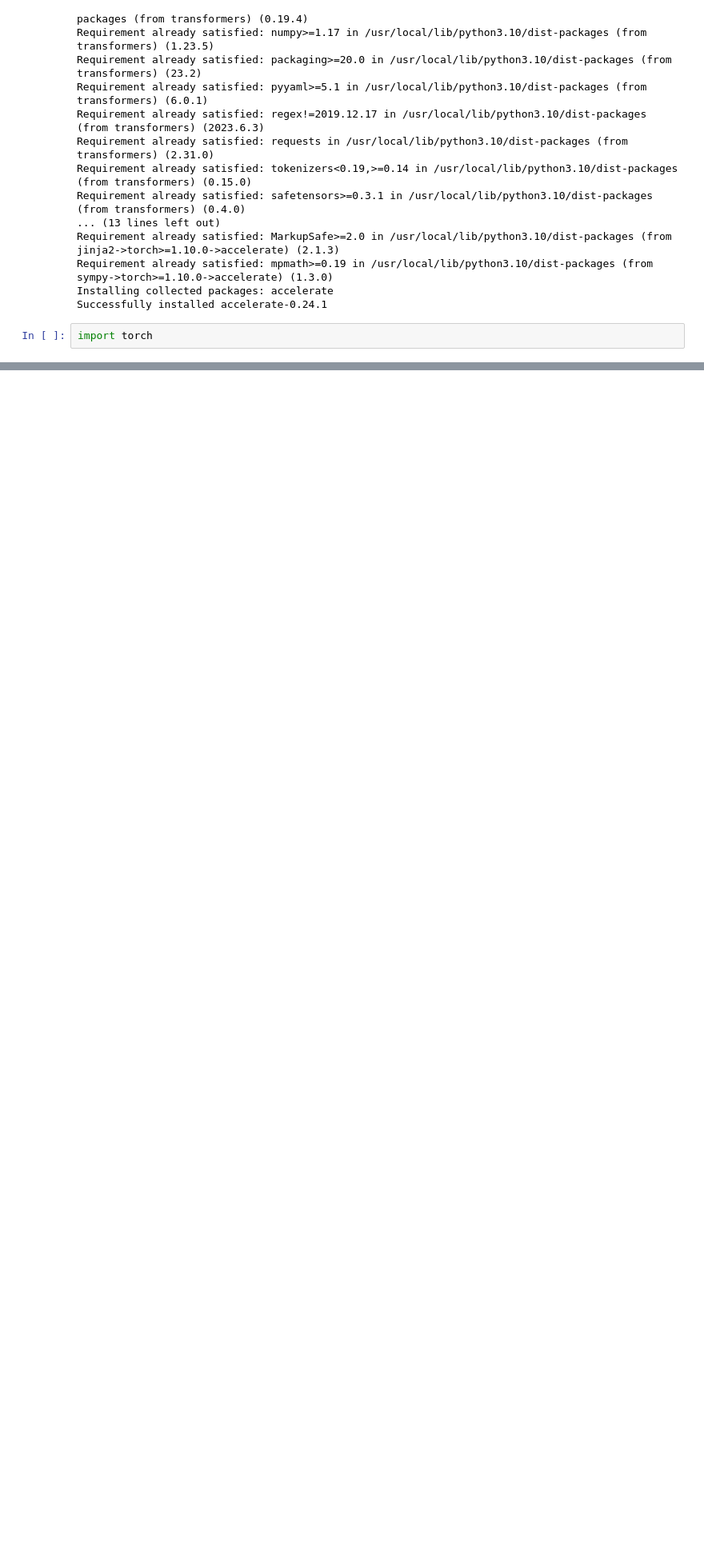
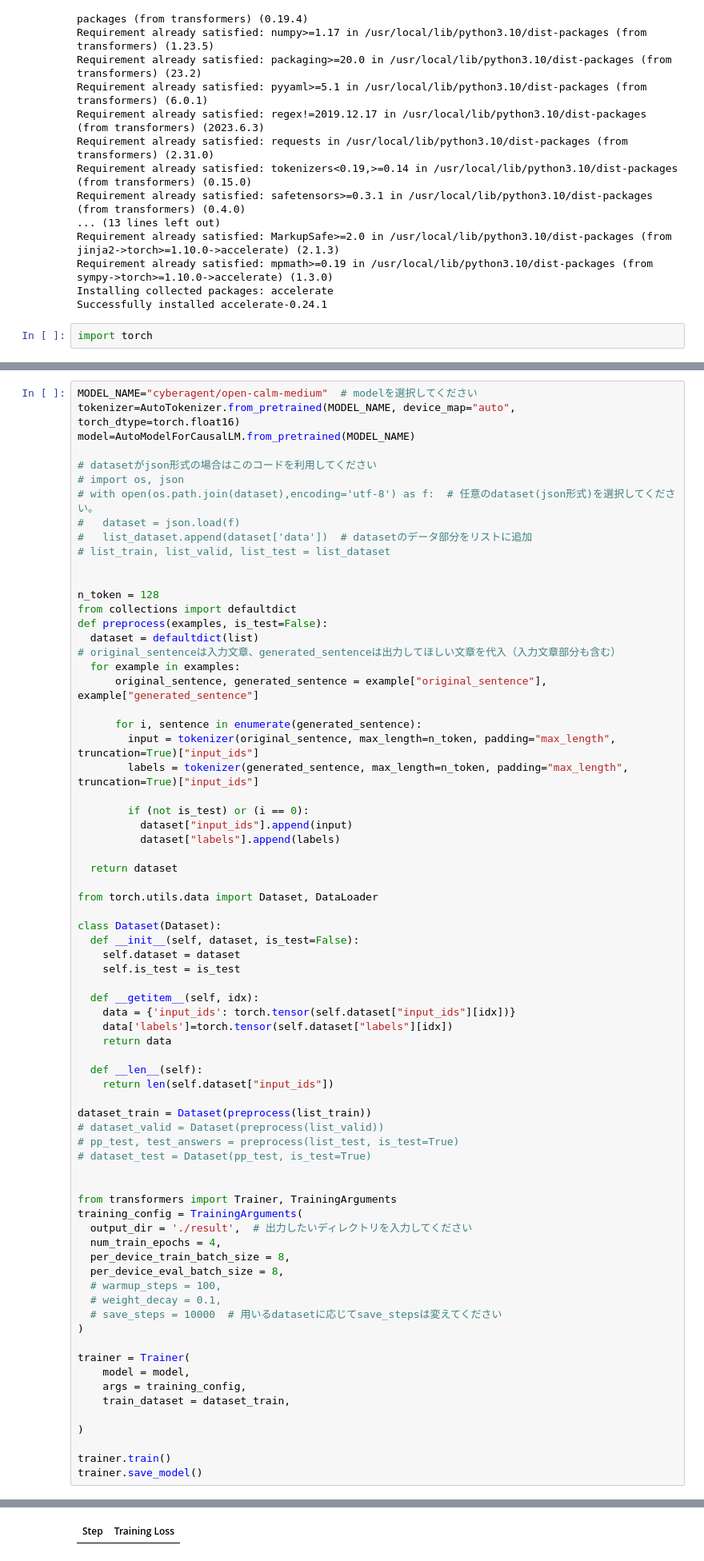
Before and after one commit to meshitaro0/llm, a Jupyter notebook: llm.ipynb, the cells around one changed output, grey strips where cells are left out. Shown at 80% size. Drawn from its saved outputs; the diff is of its cells as text; blank space fills up the shorter version.

```diff
--- a/llm.ipynb
+++ b/llm.ipynb
@@ -160,0 +219,73 @@ print(output)
+# %%
+MODEL_NAME="cyberagent/open-calm-medium"  # modelを選択してください
+tokenizer=AutoTokenizer.from_pretrained(MODEL_NAME, device_map="auto", torch_dtype=torch.float16)
+model=AutoModelForCausalLM.from_pretrained(MODEL_NAME)
+
+# datasetがjson形式の場合はこのコードを利用してください
+# import os, json
+# with open(os.path.join(dataset),encoding='utf-8') as f:  # 任意のdataset(json形式)を選択してください。
+#   dataset = json.load(f)
+#   list_dataset.append(dataset['data'])  # datasetのデータ部分をリストに追加
+# list_train, list_valid, list_test = list_dataset
+
+
+n_token = 128
+from collections import defaultdict
+def preprocess(examples, is_test=False):
+  dataset = defaultdict(list)
+# original_sentenceは入力文章、generated_sentenceは出力してほしい文章を代入（入力文章部分も含む）
+  for example in examples:
+      original_sentence, generated_sentence = example["original_sentence"], example["generated_sentence"]
+
+      for i, sentence in enumerate(generated_sentence):
+        input = tokenizer(original_sentence, max_length=n_token, padding="max_length", truncation=True)["input_ids"]
+        labels = tokenizer(generated_sentence, max_length=n_token, padding="max_length", truncation=True)["input_ids"]
+
+        if (not is_test) or (i == 0):
+          dataset["input_ids"].append(input)
+          dataset["labels"].append(labels)
+
+  return dataset
+
+from torch.utils.data import Dataset, DataLoader
+
+class Dataset(Dataset):
+  def __init__(self, dataset, is_test=False):
+    self.dataset = dataset
+    self.is_test = is_test
+
+  def __getitem__(self, idx):
+    data = {'input_ids': torch.tensor(self.dataset["input_ids"][idx])}
+    data['labels']=torch.tensor(self.dataset["labels"][idx])
+    return data
+
+  def __len__(self):
+    return len(self.dataset["input_ids"])
+
+dataset_train = Dataset(preprocess(list_train))
+# dataset_valid = Dataset(preprocess(list_valid))
+# pp_test, test_answers = preprocess(list_test, is_test=True)
+# dataset_test = Dataset(pp_test, is_test=True)
+
+
+from transformers import Trainer, TrainingArguments
+training_config = TrainingArguments(
+  output_dir = './result',  # 出力したいディレクトリを入力してください
+  num_train_epochs = 4,
+  per_device_train_batch_size = 8,
+  per_device_eval_batch_size = 8,
+  # warmup_steps = 100,
+  # weight_decay = 0.1,
+  # save_steps = 10000  # 用いるdatasetに応じてsave_stepsは変えてください
+)
+
+trainer = Trainer(
+    model = model,
+    args = training_config,
+    train_dataset = dataset_train,
+
+)
+
+trainer.train()
+trainer.save_model()
+# %% [output]
@@ -160,0 +293 @@ print(output)
+| Step | Training Loss |
```
Also changed, not shown: parts of 12 cells of this notebook, 1 other file.
